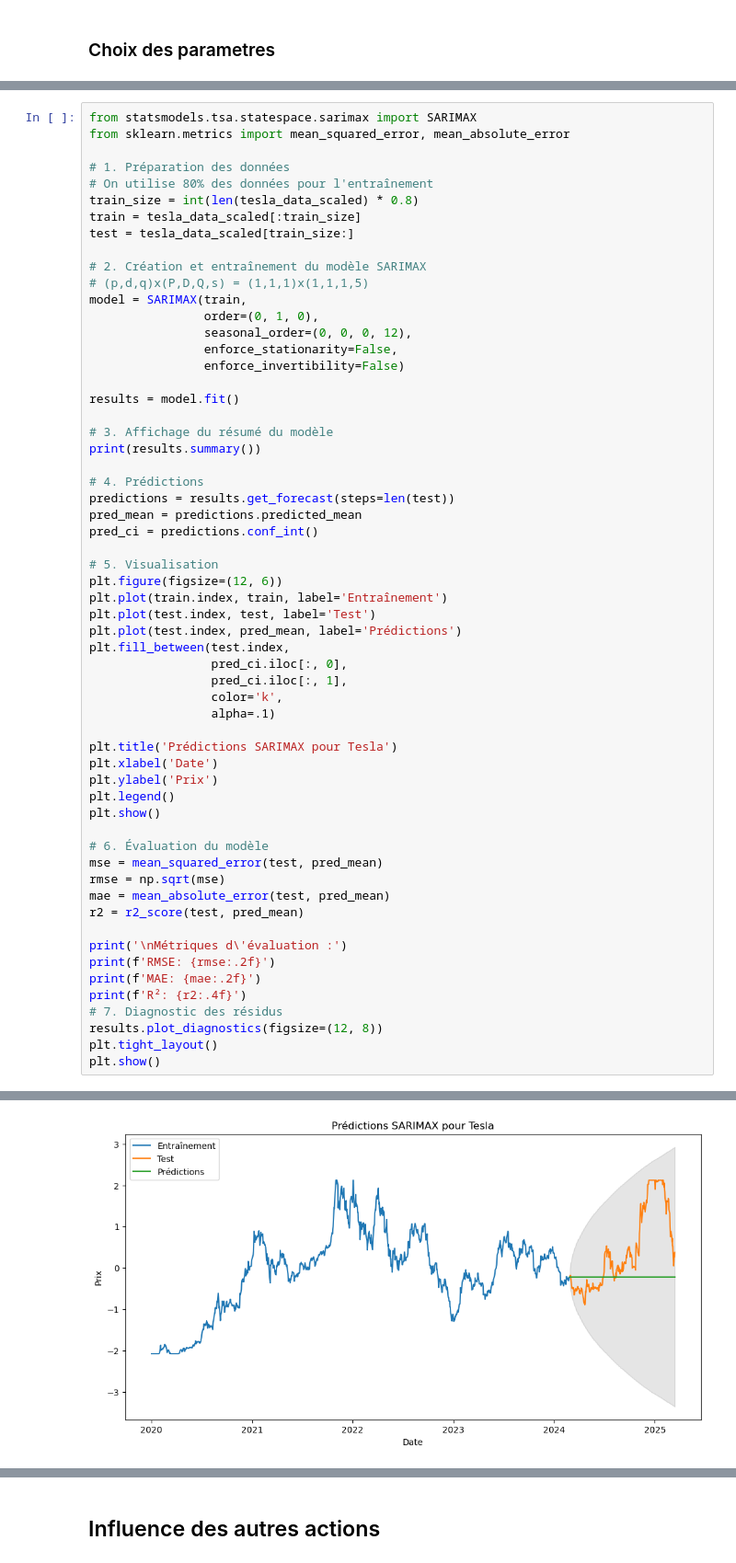
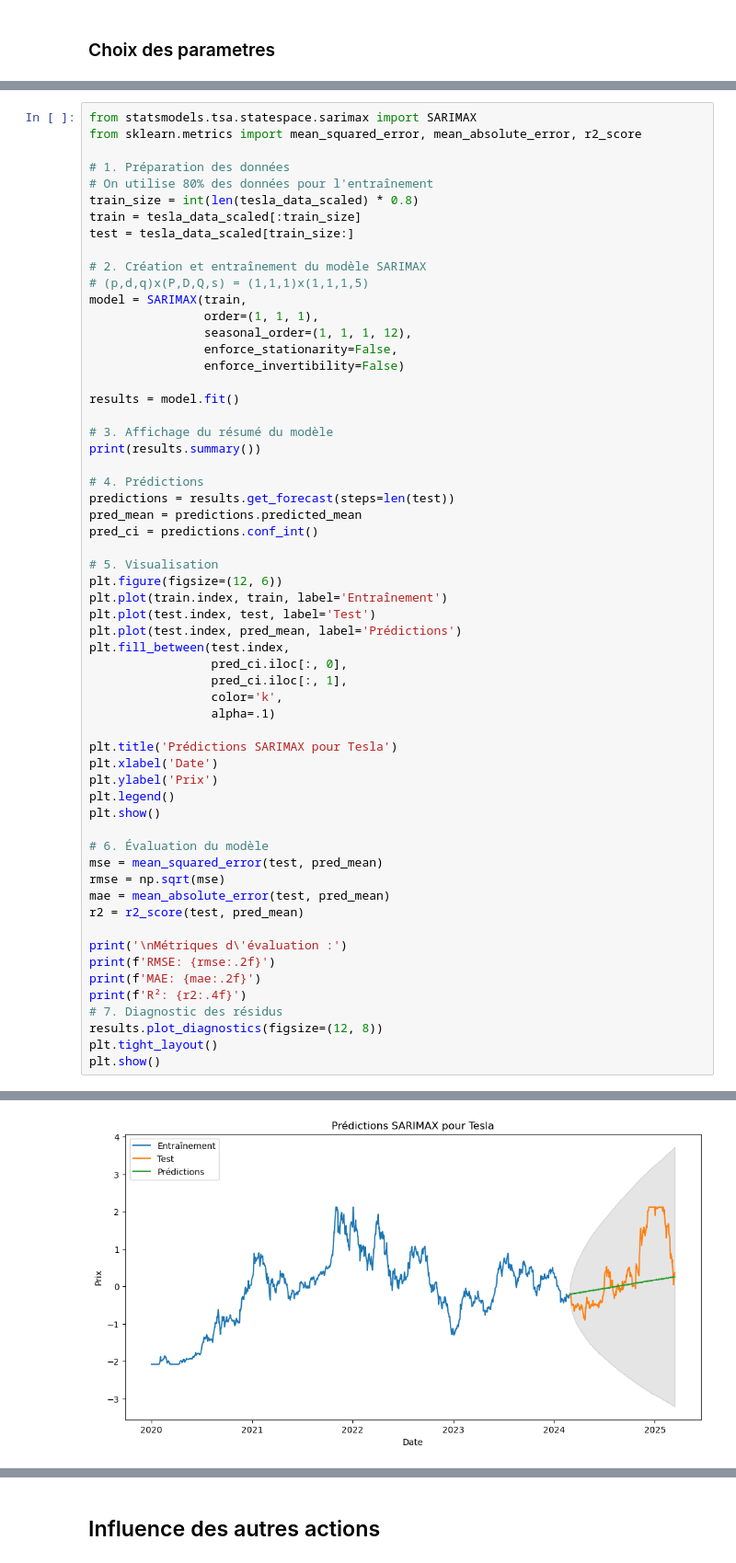
Before and after one commit to baissou45/tp_finance_ml, a Jupyter notebook: tp_finance.ipynb, the cells around one changed output, grey strips where cells are left out. Shown at 92% size. Cells and saved outputs as stored; diff of their text form.

```diff
--- a/tp_finance.ipynb
+++ b/tp_finance.ipynb
@@ -1050,7 +1070,7 @@ ARIMA(order=(0, 1, 0), scoring_args={}, seasonal_order=(0, 0, 0, 12),
       suppress_warnings=True, with_intercept=False)
 # %%
 from statsmodels.tsa.statespace.sarimax import SARIMAX
-from sklearn.metrics import mean_squared_error, mean_absolute_error
+from sklearn.metrics import mean_squared_error, mean_absolute_error, r2_score
 
 # 1. Préparation des données
 # On utilise 80% des données pour l'entraînement
@@ -1061,8 +1081,8 @@ test = tesla_data_scaled[train_size:]
 # 2. Création et entraînement du modèle SARIMAX
 # (p,d,q)x(P,D,Q,s) = (1,1,1)x(1,1,1,5)
 model = SARIMAX(train,
-                order=(0, 1, 0),
-                seasonal_order=(0, 0, 0, 12),
+                order=(1, 1, 1),
+                seasonal_order=(1, 1, 1, 12),
                 enforce_stationarity=False,
                 enforce_invertibility=False)
 
@@ -1136 +1166 @@ Warnings:
-[figure, old version]
+[figure, new version]
```
Also changed, not shown: parts of 17 cells of this notebook.
